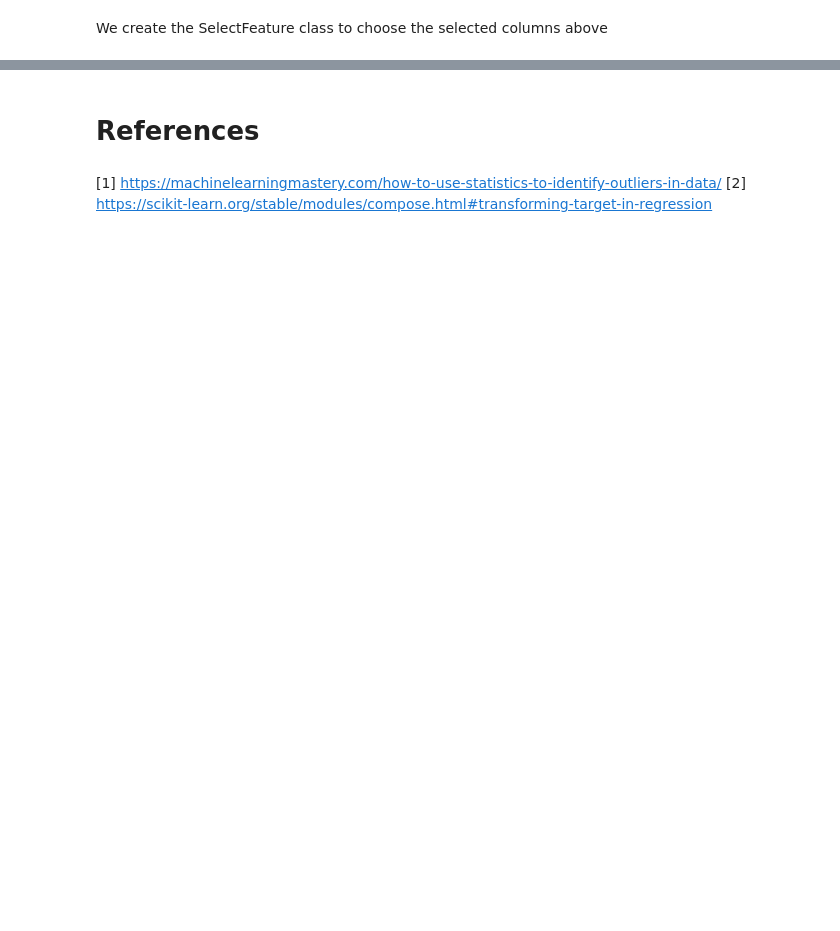
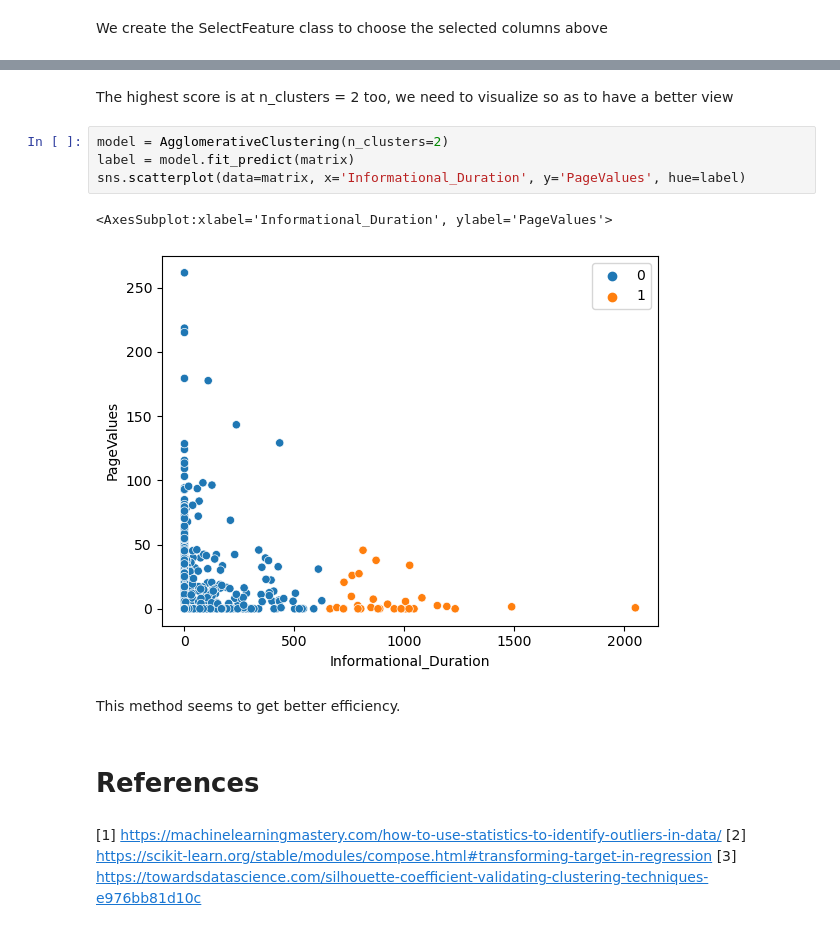
Before and after one commit to camphong24032002/Assignment3-PDS, a Jupyter notebook: Assignment3.ipynb, the cells around one changed output, grey strips where cells are left out. Cells and saved outputs as stored; diff of their text form; blank space fills up the shorter version.

```diff
--- a/Assignment3.ipynb
+++ b/Assignment3.ipynb
@@ -432,5 +512,17 @@ plt.title('validation accuracies'); plt.xlabel('value of k'); plt.ylabel('alpha'
+# %% [markdown]
+The highest score is at n_clusters = 2 too, we need to visualize so as to have a better view
+# %%
+model = AgglomerativeClustering(n_clusters=2)
+label = model.fit_predict(matrix)
+sns.scatterplot(data=matrix, x='Informational_Duration', y='PageValues', hue=label)
+# %% [output]
+<AxesSubplot:xlabel='Informational_Duration', ylabel='PageValues'>
+[figure, added]
+# %% [markdown]
+This method seems to get better efficiency.
 # %% [markdown]
 # References
 # %% [markdown]
 [1] https://machinelearningmastery.com/how-to-use-statistics-to-identify-outliers-in-data/ </p>
 [2] https://scikit-learn.org/stable/modules/compose.html#transforming-target-in-regression </p>
+[3] https://towardsdatascience.com/silhouette-coefficient-validating-clustering-techniques-e976bb81d10c </p>
```
Also changed, not shown: parts of 40 cells of this notebook.
